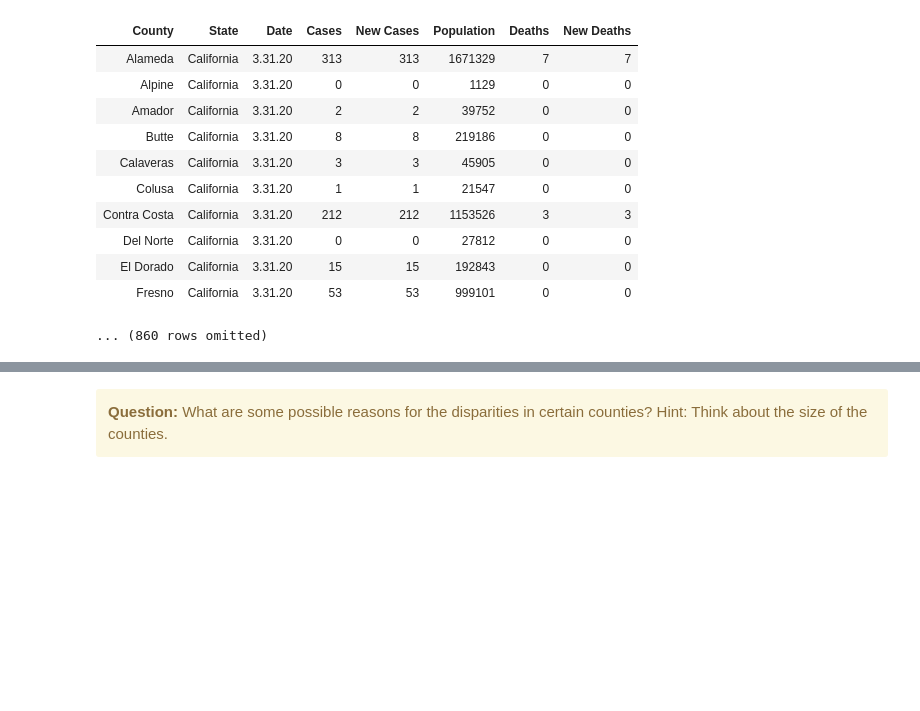
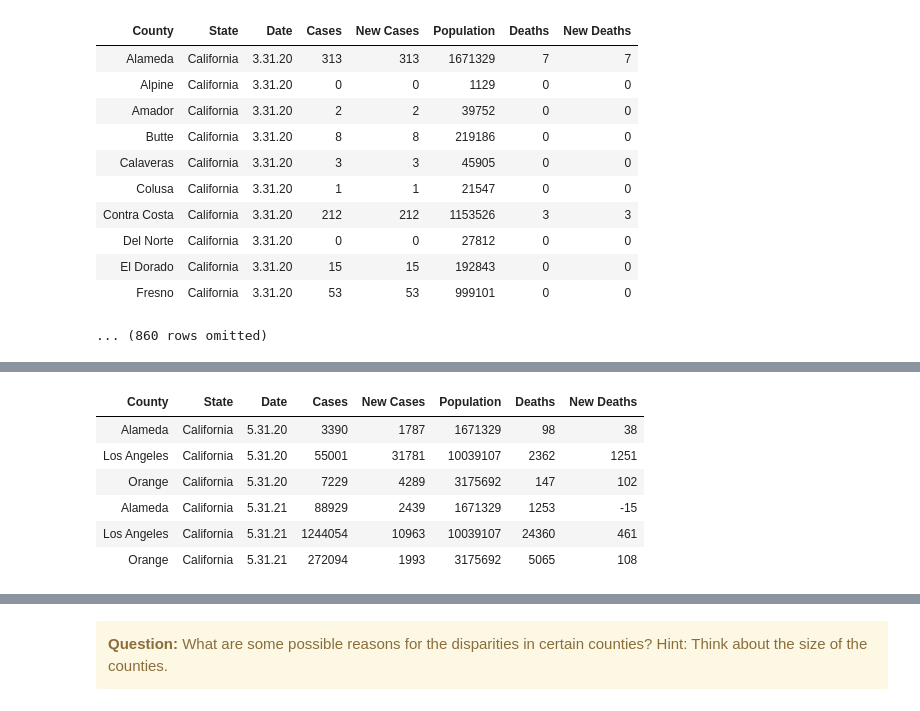
Before and after one commit to ds-modules/BUDS-SU21-Dev, a Jupyter notebook: Project_2/COVID/Project_1.ipynb, the cells around one changed output, grey strips where cells are left out. Drawn from its saved outputs; the diff is of its cells as text; code cells hidden in the pictures; blank space fills up the shorter version.

```diff
--- a/Project_2/COVID/Project_1.ipynb
+++ b/Project_2/COVID/Project_1.ipynb
@@ -232,0 +241,12 @@ Ellipsis
+# %%
+#KEY
+may_my_counties = my_counties.where('Date', are.containing("5"))
+may_my_counties
+# %% [output]
+| County | State | Date | Cases | New Cases | Population | Deaths | New Deaths |
+| Alameda | California | 5.31.20 | 3390 | 1787 | 1671329 | 98 | 38 |
+| Los Angeles | California | 5.31.20 | 55001 | 31781 | 10039107 | 2362 | 1251 |
+| Orange | California | 5.31.20 | 7229 | 4289 | 3175692 | 147 | 102 |
+| Alameda | California | 5.31.21 | 88929 | 2439 | 1671329 | 1253 | -15 |
+| Los Angeles | California | 5.31.21 | 1244054 | 10963 | 10039107 | 24360 | 461 |
+| Orange | California | 5.31.21 | 272094 | 1993 | 3175692 | 5065 | 108 |
```
Also changed, not shown: parts of 13 cells of this notebook, 2 other files.
